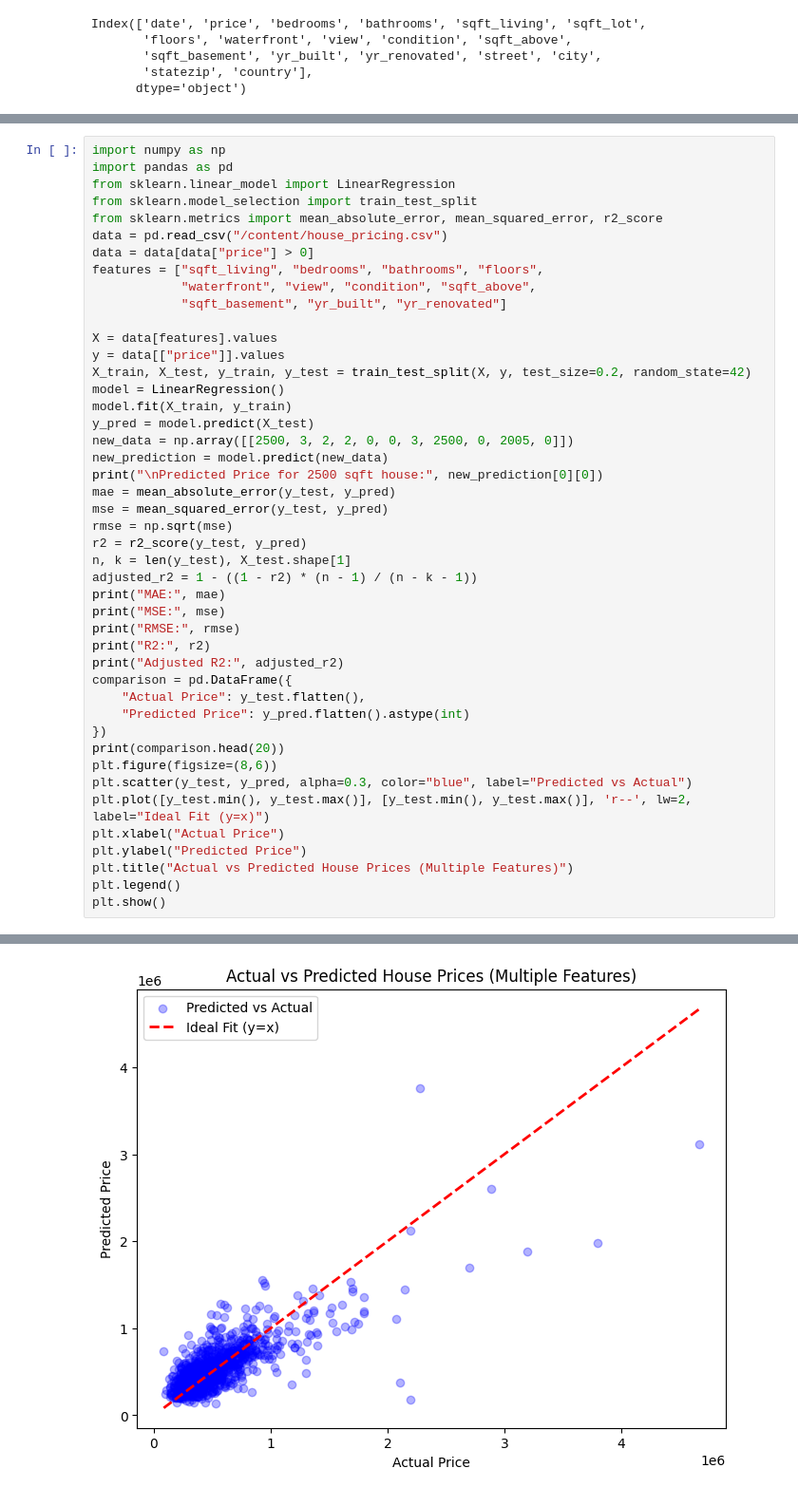
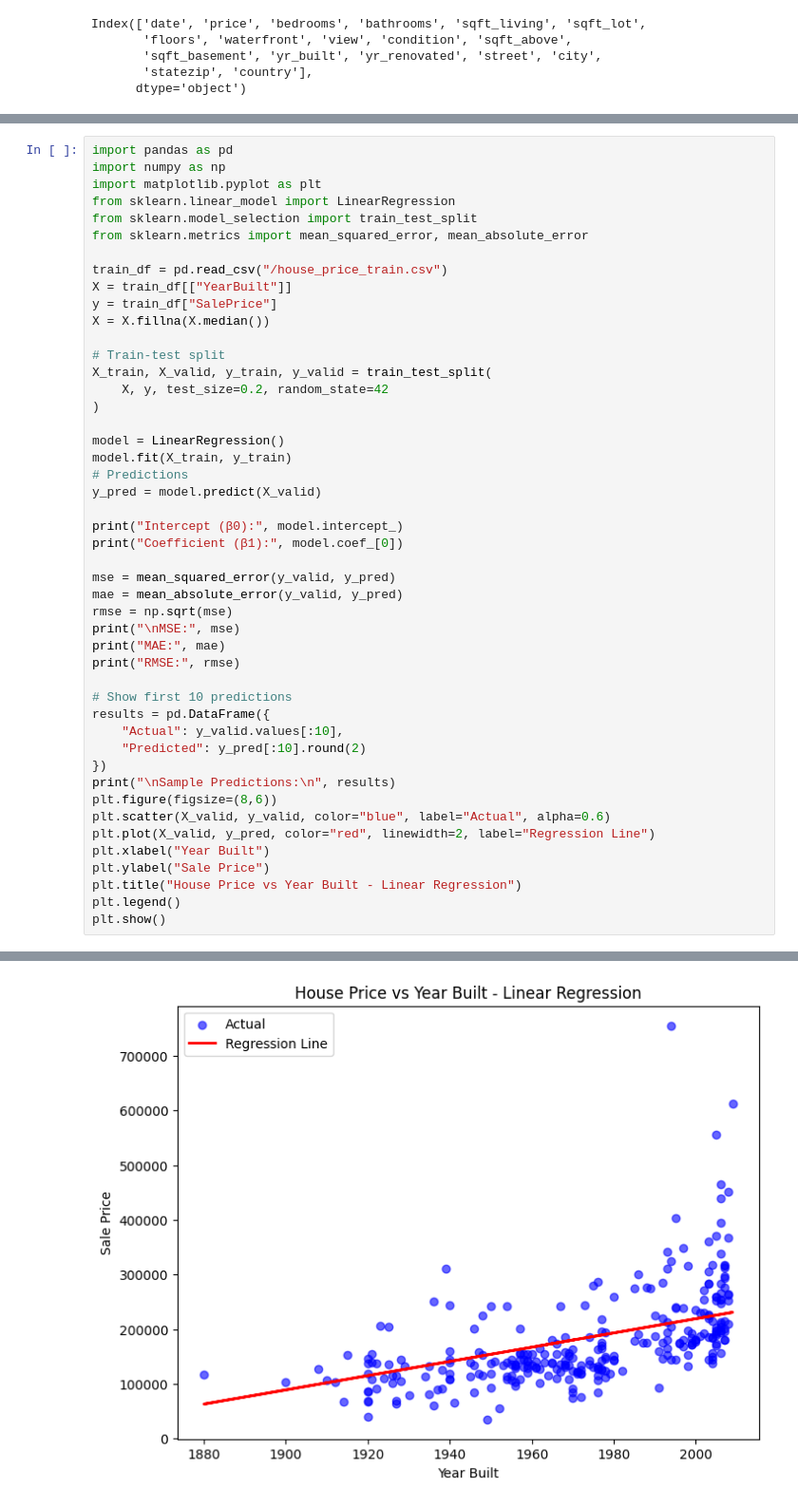
Before and after one commit to ramaraghava13/Machine-Learning, a Jupyter notebook: Ml_lab.ipynb, the cells around one changed output, grey strips where cells are left out. Shown: that part at 95% size. Drawn from its saved outputs; the diff is of its cells as text.

```diff
--- a/Ml_lab.ipynb
+++ b/Ml_lab.ipynb
@@ -682,46 +669,48 @@ Predicted Price for 2500 sqft house: 654519.8727773252
 # %%
+import pandas as pd
 import numpy as np
-import pandas as pd
+import matplotlib.pyplot as plt
 from sklearn.linear_model import LinearRegression
 from sklearn.model_selection import train_test_split
-from sklearn.metrics import mean_absolute_error, mean_squared_error, r2_score
-data = pd.read_csv("/content/house_pricing.csv")
-data = data[data["price"] > 0]
-features = ["sqft_living", "bedrooms", "bathrooms", "floors",
-            "waterfront", "view", "condition", "sqft_above",
-            "sqft_basement", "yr_built", "yr_renovated"]
+from sklearn.metrics import mean_squared_error, mean_absolute_error
 
-X = data[features].values
-y = data[["price"]].values
-X_train, X_test, y_train, y_test = train_test_split(X, y, test_size=0.2, random_state=42)
+train_df = pd.read_csv("/house_price_train.csv")
+X = train_df[["YearBuilt"]]
+y = train_df["SalePrice"]
+X = X.fillna(X.median())
+
+# Train-test split
+X_train, X_valid, y_train, y_valid = train_test_split(
+    X, y, test_size=0.2, random_state=42
+)
+
 model = LinearRegression()
 model.fit(X_train, y_train)
-y_pred = model.predict(X_test)
-new_data = np.array([[2500, 3, 2, 2, 0, 0, 3, 2500, 0, 2005, 0]])
-new_prediction = model.predict(new_data)
-print("\nPredicted Price for 2500 sqft house:", new_prediction[0][0])
-mae = mean_absolute_error(y_test, y_pred)
-mse = mean_squared_error(y_test, y_pred)
+# Predictions
+y_pred = model.predict(X_valid)
+
+print("Intercept (β0):", model.intercept_)
+print("Coefficient (β1):", model.coef_[0])
+
+mse = mean_squared_error(y_valid, y_pred)
+mae = mean_absolute_error(y_valid, y_pred)
 rmse = np.sqrt(mse)
-r2 = r2_score(y_test, y_pred)
-n, k = len(y_test), X_test.shape[1]
-adjusted_r2 = 1 - ((1 - r2) * (n - 1) / (n - k - 1))
+print("\nMSE:", mse)
 print("MAE:", mae)
-print("MSE:", mse)
 print("RMSE:", rmse)
-print("R2:", r2)
-print("Adjusted R2:", adjusted_r2)
-comparison = pd.DataFrame({
-    "Actual Price": y_test.flatten(),
-    "Predicted Price": y_pred.flatten().astype(int)
+
+# Show first 10 predictions
+results = pd.DataFrame({
+    "Actual": y_valid.values[:10],
+    "Predicted": y_pred[:10].round(2)
 })
-print(comparison.head(20))
+print("\nSample Predictions:\n", results)
 plt.figure(figsize=(8,6))
-plt.scatter(y_test, y_pred, alpha=0.3, color="blue", label="Predicted vs Actual")
-plt.plot([y_test.min(), y_test.max()], [y_test.min(), y_test.max()], 'r--', lw=2, label="Ideal Fit (y=x)")
-plt.xlabel("Actual Price")
-plt.ylabel("Predicted Price")
-plt.title("Actual vs Predicted House Prices (Multiple Features)")
+plt.scatter(X_valid, y_valid, color="blue", label="Actual", alpha=0.6)
+plt.plot(X_valid, y_pred, color="red", linewidth=2, label="Regression Line")
+plt.xlabel("Year Built")
+plt.ylabel("Sale Price")
+plt.title("House Price vs Year Built - Linear Regression")
 plt.legend()
 plt.show()
 # %% [output]
@@ -745 +736 @@ Adjusted R2: 0.5867030116502555
-[figure, old version]
+[figure, new version]
```
Also changed, not shown: parts of 6 cells of this notebook.
